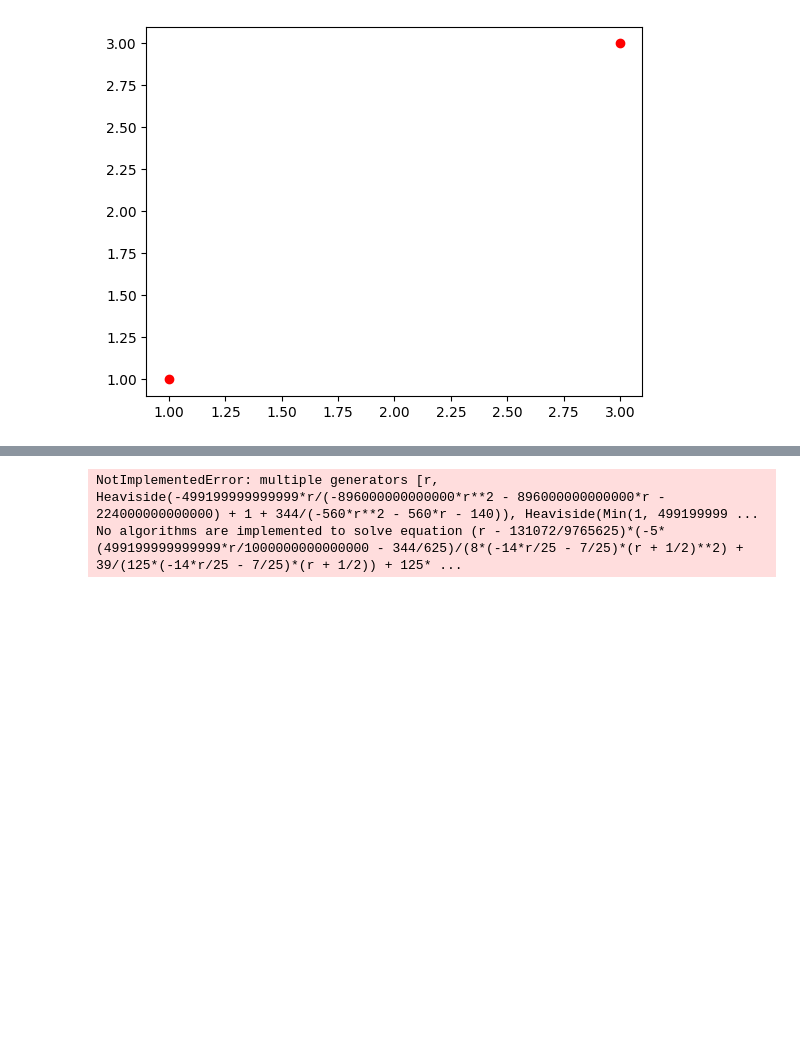
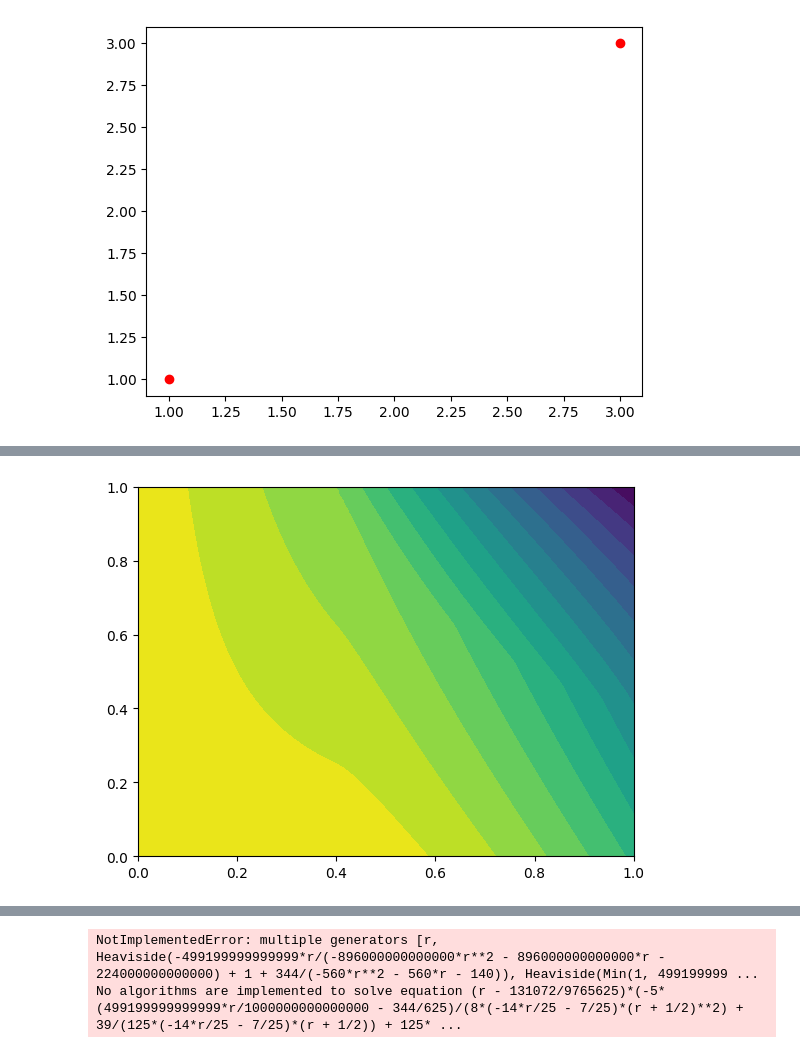
Before and after one commit to pcastle/tesis-cds-covered, a Jupyter notebook: test.ipynb, the cells around one changed output, grey strips where cells are left out. Cells and saved outputs as stored; diff of their text form; code cells hidden in the pictures; blank space fills up the shorter version.

```diff
--- a/test.ipynb
+++ b/test.ipynb
@@ -24,0 +90,16 @@ array('d', [1.0, 3.0]) array('d', [1.0, 3.0])
+# %%
+p_lin = np.linspace(0,1,100)
+q_lin = np.linspace(0,1,100)
+p_lin,q_lin = np.meshgrid(p_lin,q_lin)
+
+res_mesh = np.zeros((100,100))
+for x in range(100):
+    for y in range(100):
+        res_mesh[x,y] = d2.subs([(p2,p_lin[x,y]),(q2,q_lin[x,y]),(b2,b2_v)]) - p_lin[x,y]*q_lin[x,y]
+
+fig, ax = plt.subplots()
+
+ax.contourf(p_lin,q_lin,res_mesh, 20)
+plt.show()
+# %% [output]
+[figure, added]
```
Also changed, not shown: parts of 3 cells of this notebook, 1 other file.
